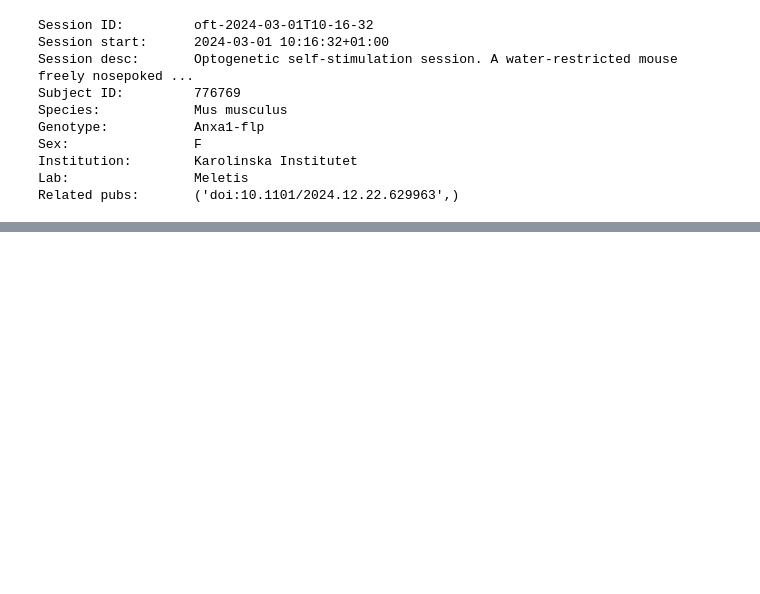
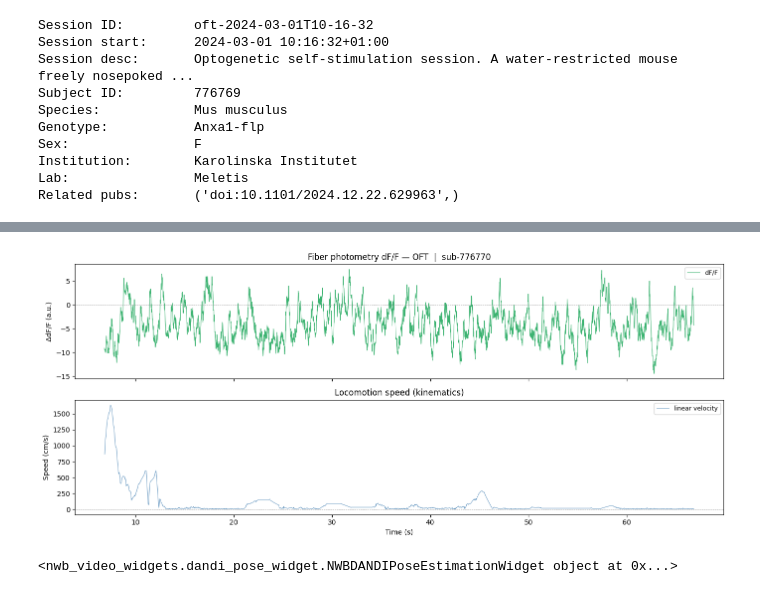
Before and after one commit to catalystneuro/meletis-lab-to-nwb, a Jupyter notebook: src/meletis_lab_to_nwb/tutorials/midway_meeting_dandi_demo.ipynb, the cells around one changed output, grey strips where cells are left out. Saved outputs shown, nothing was run; the diff lists cells and outputs as text; code cells hidden in the pictures; blank space fills up the shorter version.

```diff
--- a/src/meletis_lab_to_nwb/tutorials/midway_meeting_dandi_demo.ipynb
+++ b/src/meletis_lab_to_nwb/tutorials/midway_meeting_dandi_demo.ipynb
@@ -210,0 +359,42 @@ nwbfile
+# %%
+# dF/F and locomotion speed — first 60 s
+fp_oft = oft_nwbfile.processing["ophys"]["DfOverFFiberPhotometryResponseSeries"]
+kin_oft = oft_nwbfile.processing["behavior"]["Kinematics"]
+vel_ts = kin_oft.time_series["linear_velocity"]  # stored in m/s
+
+fp_t = fp_oft.timestamps[:]
+fp_d = fp_oft.data[:]
+vel_d = vel_ts.data[:] * 100.0  # m/s → cm/s
+vel_t = np.arange(len(vel_d)) / OFT_FPS
+
+t0_oft, t1_oft = fp_t[0], fp_t[0] + 60.0
+fp_win = (fp_t >= t0_oft) & (fp_t <= t1_oft)
+vel_win = (vel_t >= t0_oft) & (vel_t <= t1_oft)
+
+fig, axes = plt.subplots(2, 1, figsize=(14, 6), sharex=True)
+
+axes[0].plot(fp_t[fp_win], fp_d[fp_win], lw=0.8, color="mediumseagreen", label="dF/F")
+axes[0].axhline(0, color="gray", lw=0.5, linestyle="--")
+axes[0].set_ylabel("\u0394dF/F (a.u.)")
+axes[0].set_title(f"Fiber photometry dF/F — OFT  |  sub-{oft_nwbfile.subject.subject_id}")
+axes[0].legend(loc="upper right", fontsize=9)
+
+axes[1].plot(vel_t[vel_win], vel_d[vel_win], lw=0.6, color="steelblue", label="linear velocity")
+axes[1].axhline(0, color="gray", lw=0.5, linestyle="--")
+axes[1].set_xlabel("Time (s)")
+axes[1].set_ylabel("Speed (cm/s)")
+axes[1].set_title("Locomotion speed (kinematics)")
+axes[1].legend(loc="upper right", fontsize=9)
+
+plt.tight_layout()
+plt.show()
+# %% [output]
+[figure, added]
+# %%
+from nwb_video_widgets import NWBDANDIPoseEstimationWidget
+
+asset = get_asset(oft_session_id)
+
+NWBDANDIPoseEstimationWidget(asset=asset)
+# %% [output]
+<nwb_video_widgets.dandi_pose_widget.NWBDANDIPoseEstimationWidget object at 0x...>
```
Also changed, not shown: parts of 21 cells of this notebook.
